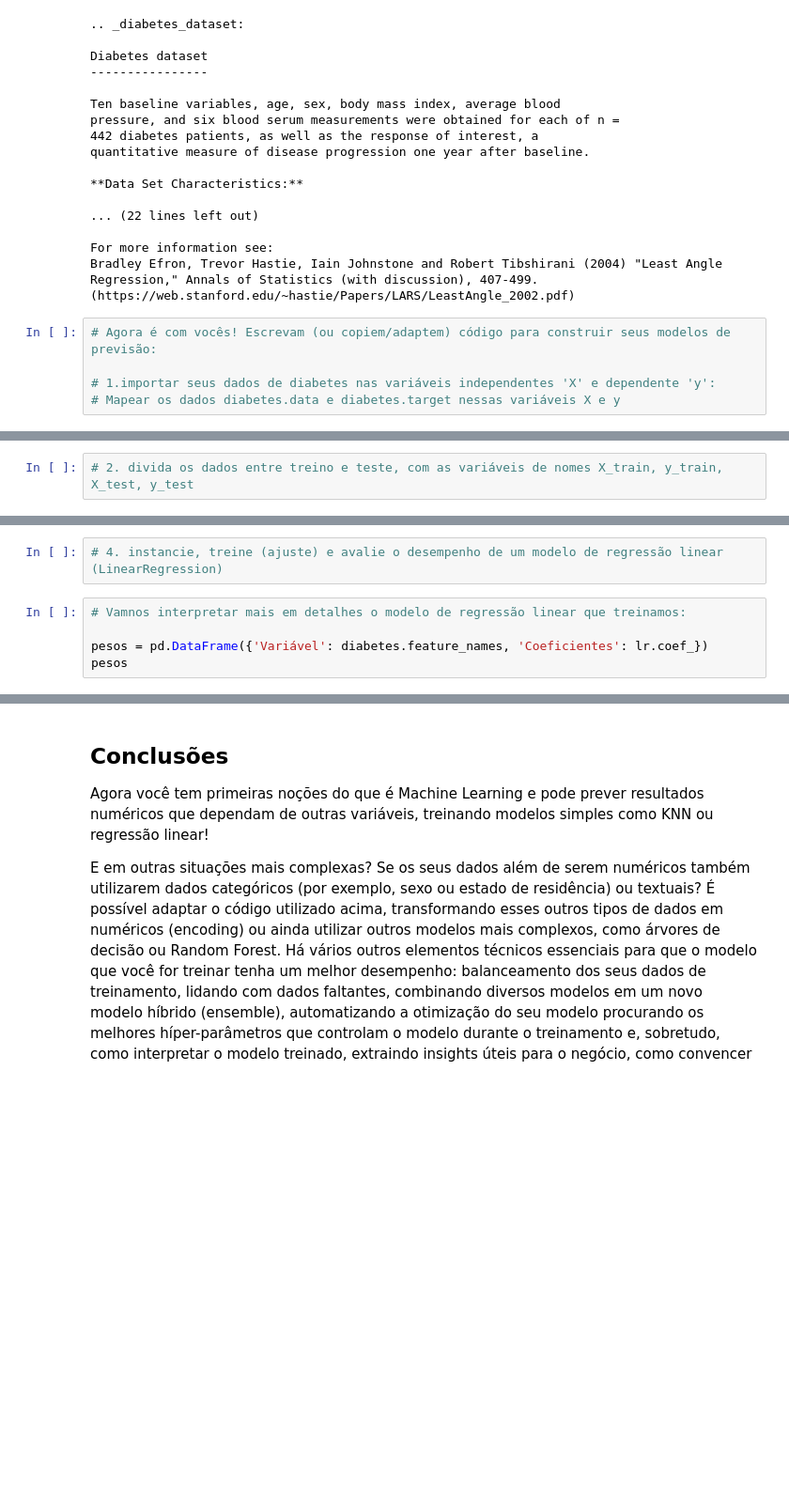
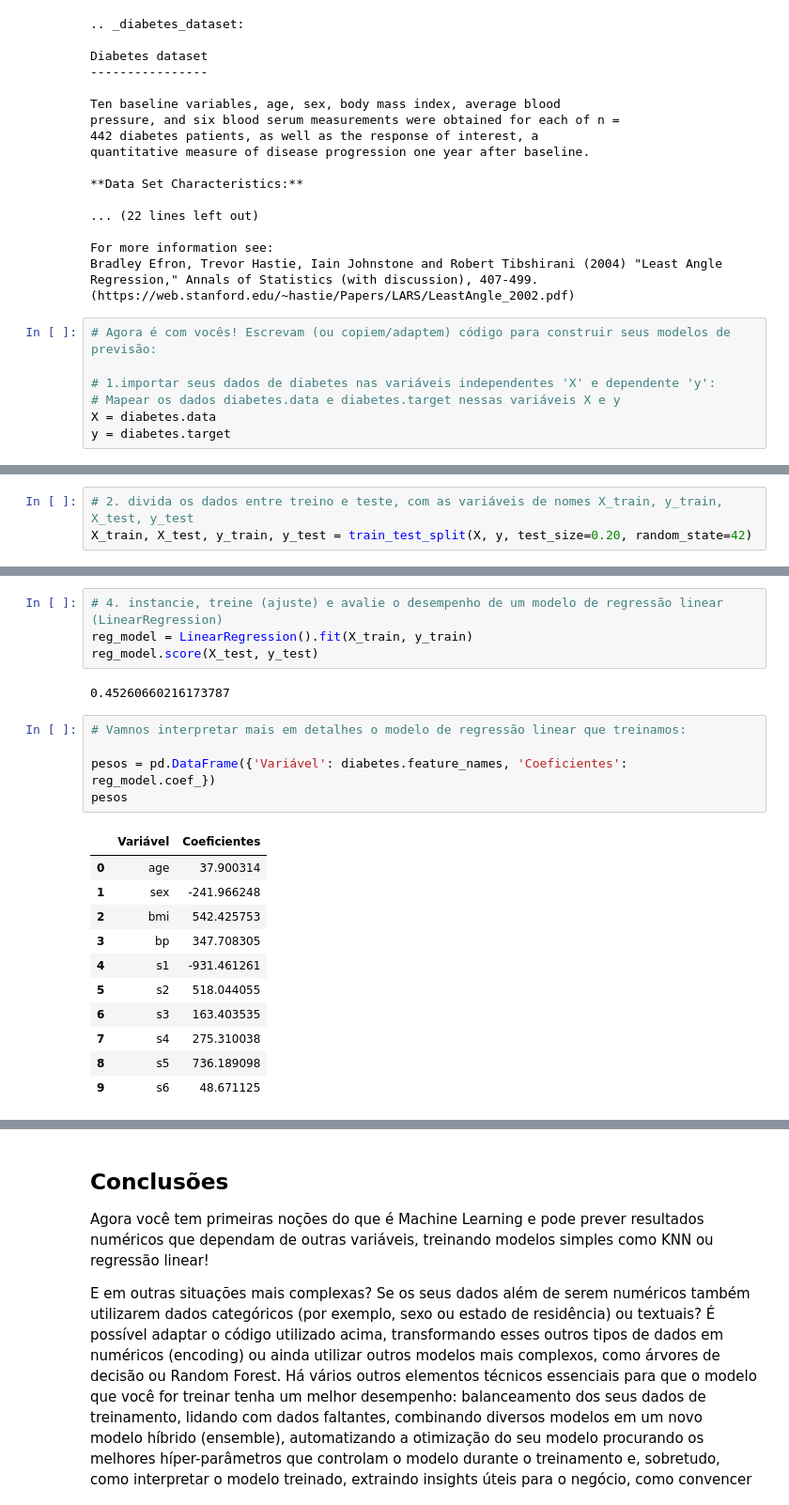
Before and after one commit to andersonmgomes/enap_bootcamp, a Jupyter notebook: 20211116-Aula01/ML_na_Prática_exercício.ipynb, the cells around one changed output, grey strips where cells are left out. Shown: that part at 94% size. Saved outputs shown, nothing was run; the diff lists cells and outputs as text; blank space fills up the shorter version.

```diff
--- a/20211116-Aula01/ML_na_Prática_exercício.ipynb
+++ b/20211116-Aula01/ML_na_Prática_exercício.ipynb
@@ -300,3 +298,5 @@ Bradley Efron, Trevor Hastie, Iain Johnstone and Robert Tibshirani (2004) "Least
 
 # 1.importar seus dados de diabetes nas variáveis independentes 'X' e dependente 'y':
 # Mapear os dados diabetes.data e diabetes.target nessas variáveis X e y
+X = diabetes.data
+y = diabetes.target
@@ -305,5 +303,6 @@ NameError: ignored
 # %%
 # 2. divida os dados entre treino e teste, com as variáveis de nomes X_train, y_train, X_test, y_test
+X_train, X_test, y_train, y_test = train_test_split(X, y, test_size=0.20, random_state=42)
 # %%
 # 3. instancie, treine (ajuste) e avalie o desempenho de um modelo de k vizinhos mais próximos (KNeighborsRegressor)
 # Pode testar com números diferentes de vizinhos e descobrir qual o tamanho da vizinhança que gera os melhores resultados
@@ -310,9 +327,25 @@ NameError: ignored
 # %%
 # 4. instancie, treine (ajuste) e avalie o desempenho de um modelo de regressão linear (LinearRegression)
+reg_model = LinearRegression().fit(X_train, y_train)
+reg_model.score(X_test, y_test)
+# %% [output]
+0.45260660216173787
 # %%
 # Vamnos interpretar mais em detalhes o modelo de regressão linear que treinamos:
 
-pesos = pd.DataFrame({'Variável': diabetes.feature_names, 'Coeficientes': lr.coef_})
+pesos = pd.DataFrame({'Variável': diabetes.feature_names, 'Coeficientes': reg_model.coef_})
 pesos
+# %% [output]
+|  | Variável | Coeficientes |
+| 0 | age | 37.900314 |
+| 1 | sex | -241.966248 |
+| 2 | bmi | 542.425753 |
+| 3 | bp | 347.708305 |
+| 4 | s1 | -931.461261 |
+| 5 | s2 | 518.044055 |
+| 6 | s3 | 163.403535 |
+| 7 | s4 | 275.310038 |
+| 8 | s5 | 736.189098 |
+| 9 | s6 | 48.671125 |
 # %%
 # Prever resultados
```
Also changed, not shown: parts of 8 cells of this notebook, 5 other files.
